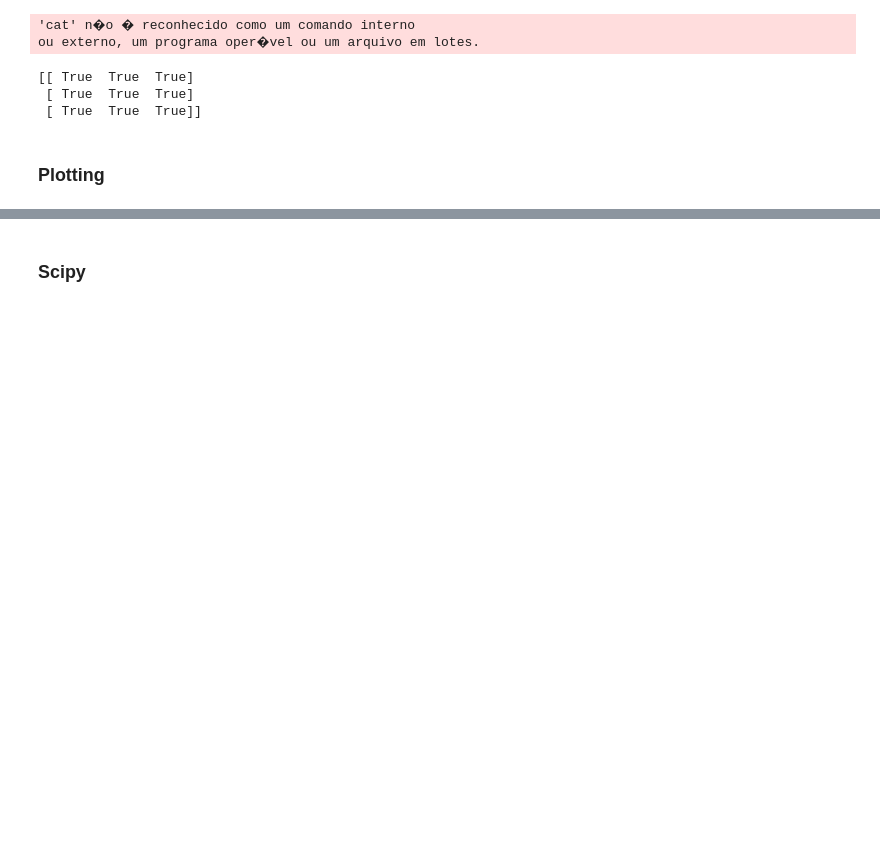
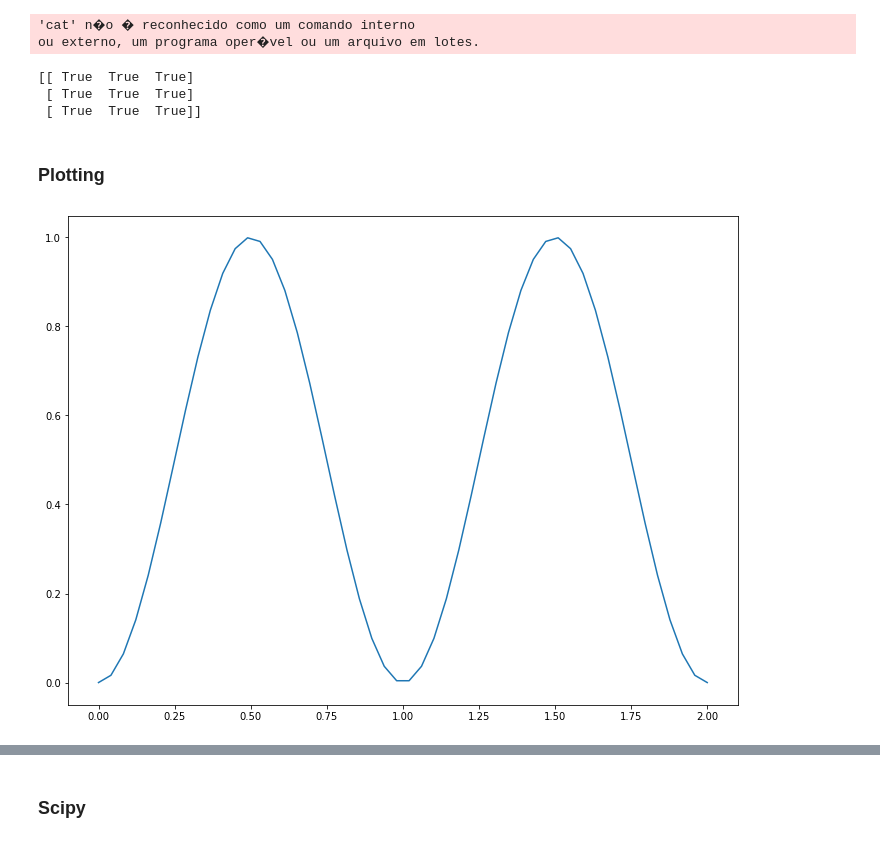
Before and after one commit to caiquemiranda/maths-with-python, a Jupyter notebook: 06-Scientific-Python.ipynb, the cells around one changed output, grey strips where cells are left out. Drawn from its saved outputs; the diff is of its cells as text; code cells hidden in the pictures; blank space fills up the shorter version.

```diff
--- a/06-Scientific-Python.ipynb
+++ b/06-Scientific-Python.ipynb
@@ -85,0 +88,11 @@ print(A_from_file == A_numpy)
+# %%
+%matplotlib inline
+from matplotlib import rcParams
+rcParams['figure.figsize']=(12,9)
+# %%
+x = numpy.linspace(0, 2.0)
+y = numpy.sin(numpy.pi*x)**2
+pyplot.plot(x, y)
+pyplot.show()
+# %% [output]
+[figure, added]
```
Also changed, not shown: parts of 29 cells of this notebook, 1 other file.
